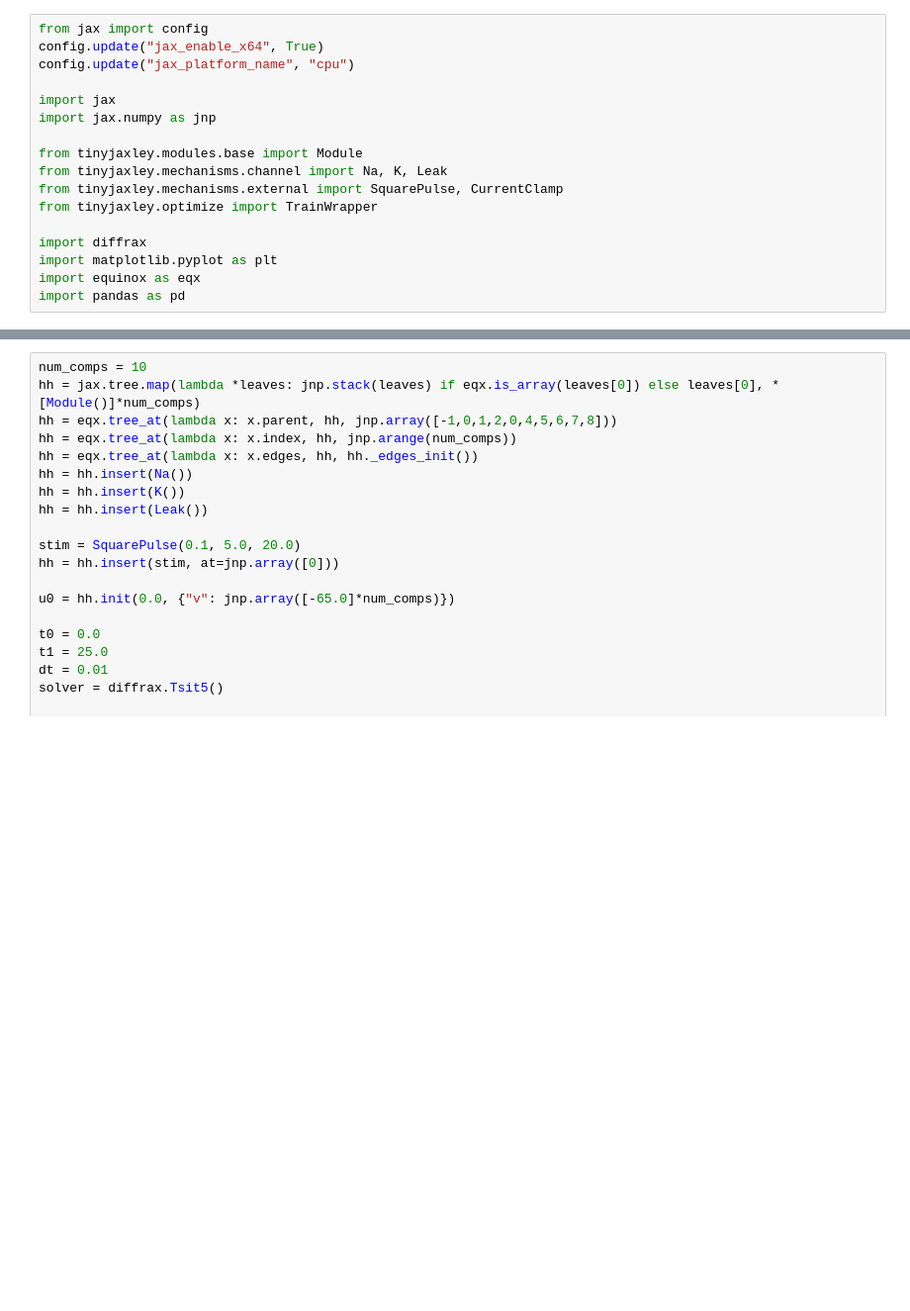
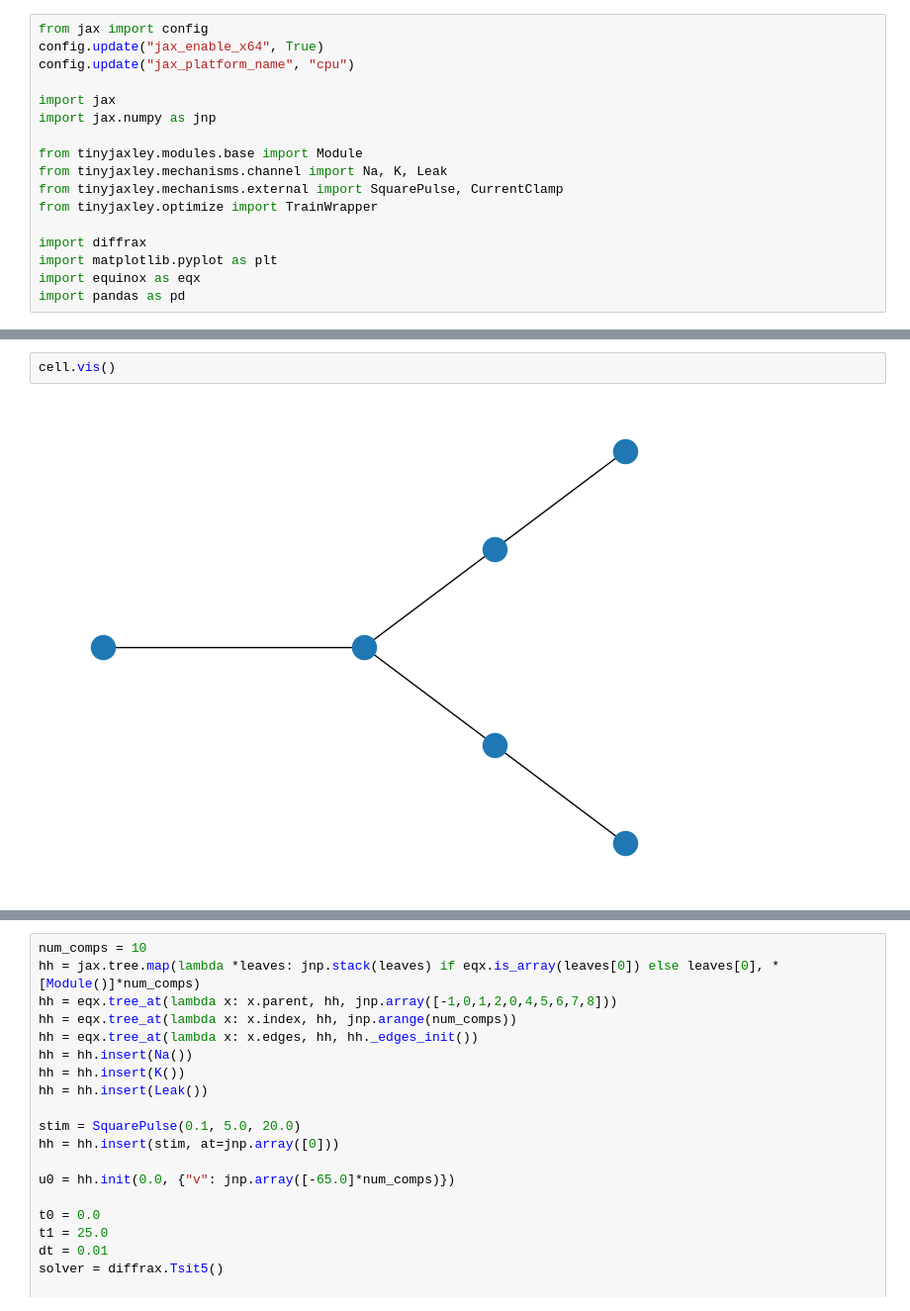
Before and after one commit to jnsbck/tinyjaxley, a Jupyter notebook: dev.ipynb, the cells around one changed output, grey strips where cells are left out. Shown at 99% size. Cells and saved outputs as stored; diff of their text form; blank space fills up the shorter version.

```diff
--- a/dev.ipynb
+++ b/dev.ipynb
@@ -20,0 +127,4 @@ import pandas as pd
+# %%
+cell.vis()
+# %% [output]
+[figure, added]
```
Also changed, not shown: parts of 8 cells of this notebook, 7 other files.
